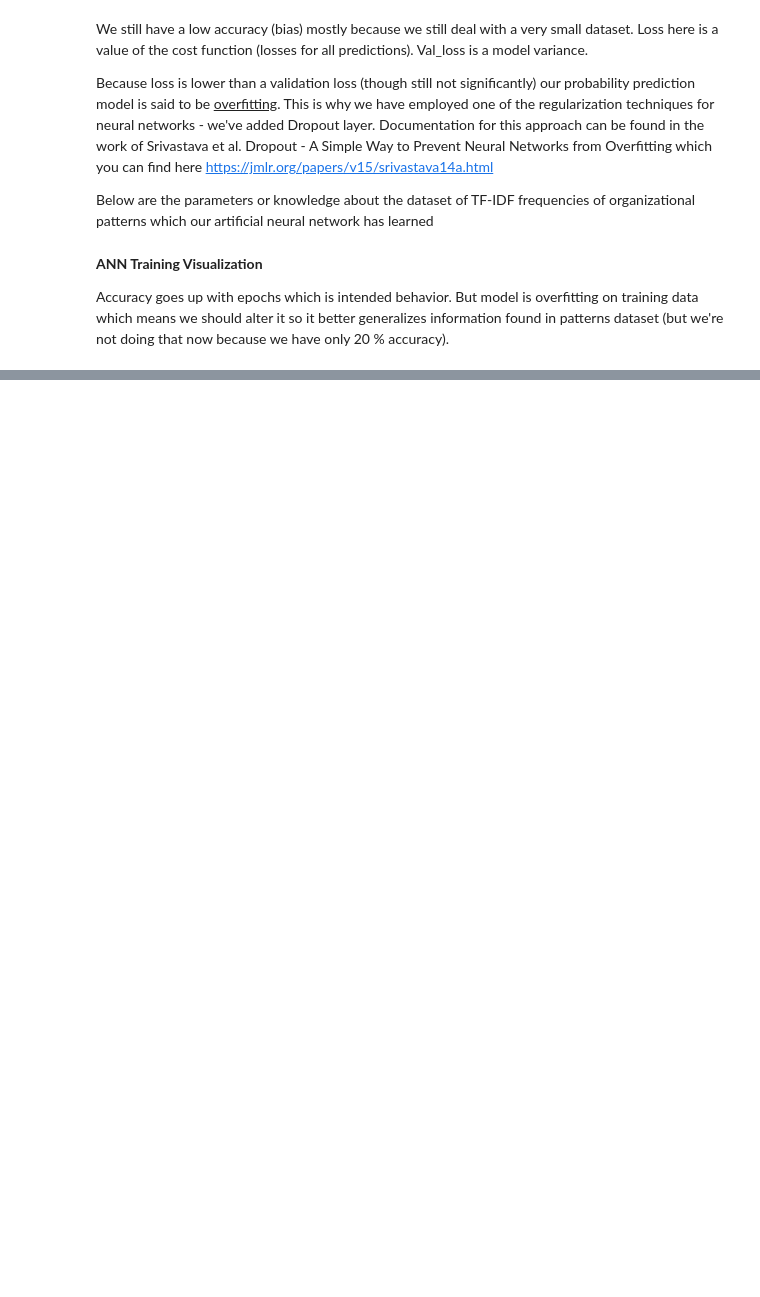
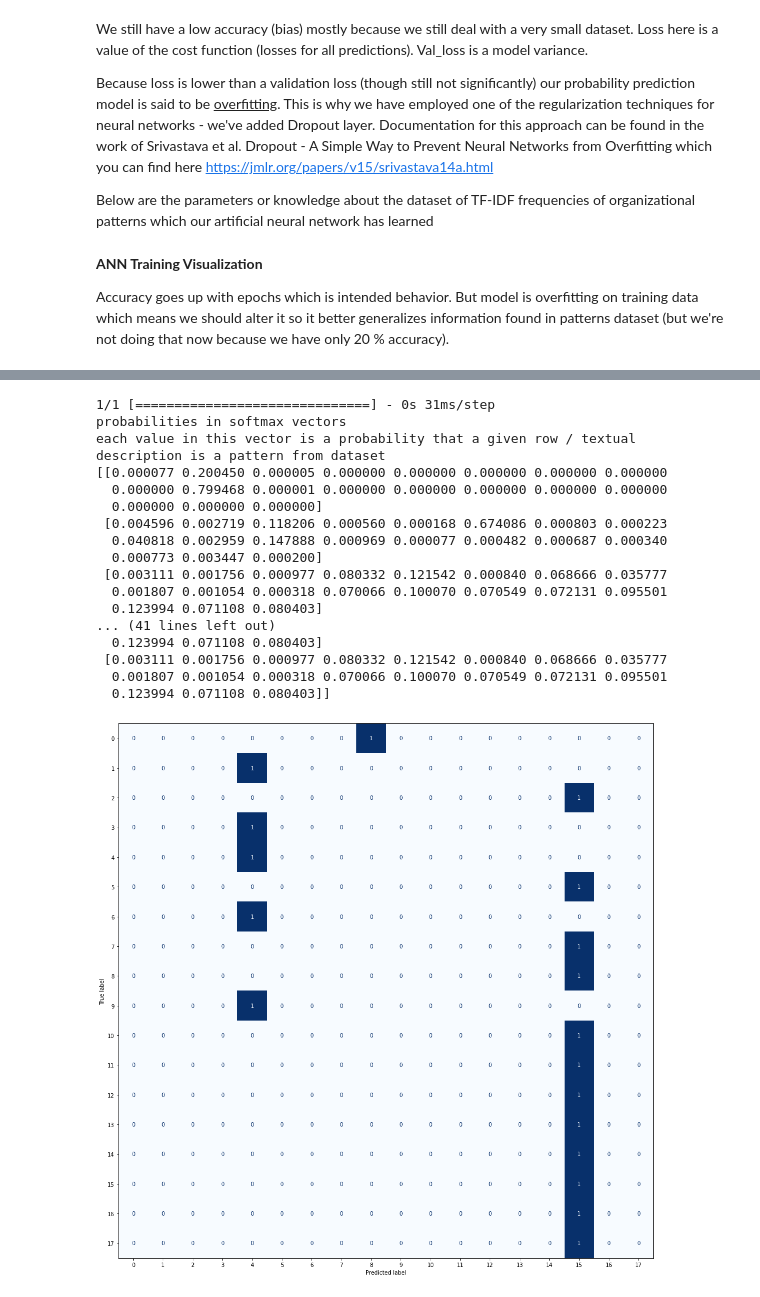
Before and after one commit to viktorFIIT/relationships-between-organizational-patterns, a Jupyter notebook: neural-network/softmax-bigrams-tensorflow-2-keras.ipynb, the cells around one changed output, grey strips where cells are left out. Drawn from its saved outputs; the diff is of its cells as text; code cells hidden in the pictures; blank space fills up the shorter version.

```diff
--- a/neural-network/softmax-bigrams-tensorflow-2-keras.ipynb
+++ b/neural-network/softmax-bigrams-tensorflow-2-keras.ipynb
@@ -221,0 +248,37 @@ We're going to check our classification accuracy on the training dataset. For ev
+# %%
+def plot_confusion_matrix(labels, pred_labels):
+
+    fig = plt.figure(figsize=(18, 18))
+    ax = fig.add_subplot(1, 1, 1)
+    cm = metrics.confusion_matrix(labels, pred_labels)
+    cm = metrics.ConfusionMatrixDisplay(cm, display_labels=range(18))
+    cm.plot(values_format='d', cmap='Blues', ax=ax, colorbar=False)
+
+np.set_printoptions(formatter={'float_kind':'{:f}'.format})
+
+softmax_vectors = ann.predict(X_val)
+print('probabilities in softmax vectors')
+print('each value in this vector is a probability that a given row / textual description is a pattern from dataset')
+print(softmax_vectors)
+indexes_of_predicted_patterns = np.argmax(softmax_vectors, axis=1)
+pattern_names_from_one_hot_encodings = np.argmax(y_val, axis=1)
+plot_confusion_matrix(pattern_names_from_one_hot_encodings, indexes_of_predicted_patterns)
+# %% [output]
+1/1 [==============================] - 0s 31ms/step
+probabilities in softmax vectors
+each value in this vector is a probability that a given row / textual description is a pattern from dataset
+[[0.000077 0.200450 0.000005 0.000000 0.000000 0.000000 0.000000 0.000000
+  0.000000 0.799468 0.000001 0.000000 0.000000 0.000000 0.000000 0.000000
+  0.000000 0.000000 0.000000]
+ [0.004596 0.002719 0.118206 0.000560 0.000168 0.674086 0.000803 0.000223
+  0.040818 0.002959 0.147888 0.000969 0.000077 0.000482 0.000687 0.000340
+  0.000773 0.003447 0.000200]
+ [0.003111 0.001756 0.000977 0.080332 0.121542 0.000840 0.068666 0.035777
+  0.001807 0.001054 0.000318 0.070066 0.100070 0.070549 0.072131 0.095501
+  0.123994 0.071108 0.080403]
+... (41 lines left out)
+  0.123994 0.071108 0.080403]
+ [0.003111 0.001756 0.000977 0.080332 0.121542 0.000840 0.068666 0.035777
+  0.001807 0.001054 0.000318 0.070066 0.100070 0.070549 0.072131 0.095501
+  0.123994 0.071108 0.080403]]
+[figure, added]
```
Also changed, not shown: parts of 13 cells of this notebook, 5 other files.
